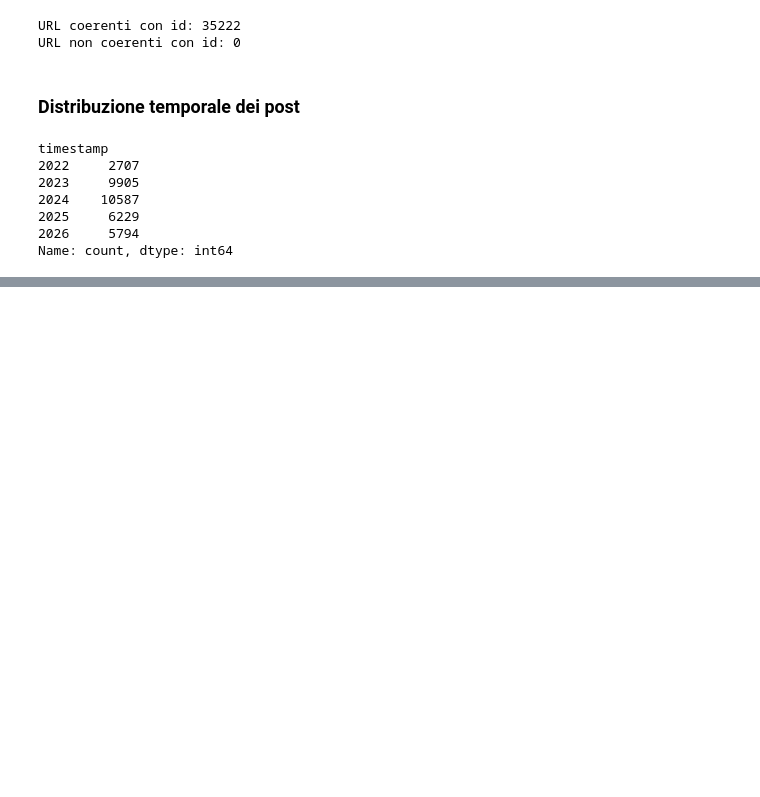
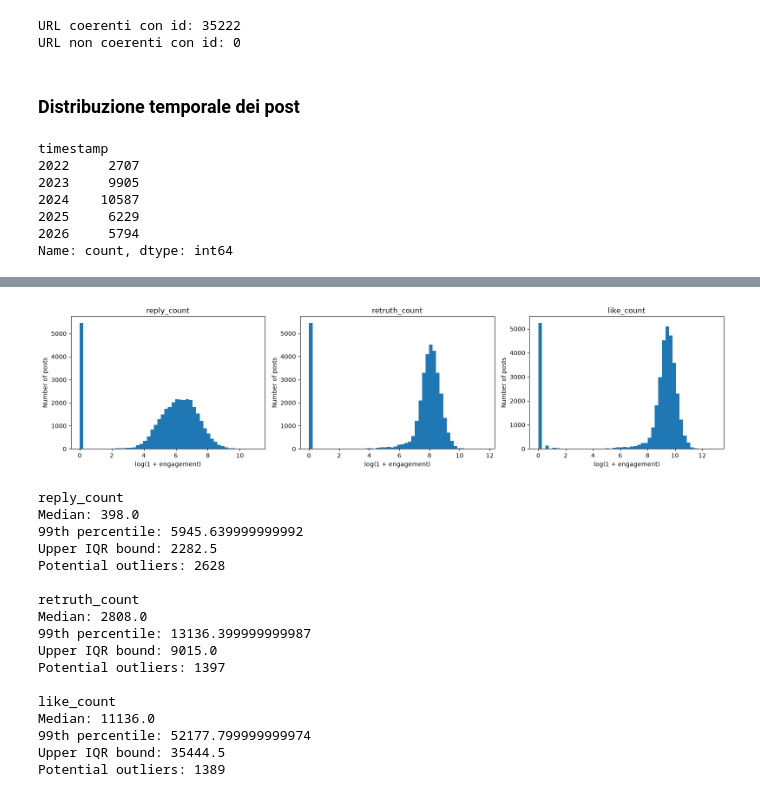
Before and after one commit to lorenzobuccolini03/Truth-Social-Analysis-and-Data-Warehousing---Decision-Support-Systems-, a Jupyter notebook: 01_assignment/01_04_explore_additional_truths.ipynb, the cells around one changed output, grey strips where cells are left out. Drawn from its saved outputs; the diff is of its cells as text; code cells hidden in the pictures; blank space fills up the shorter version.

```diff
--- a/01_assignment/01_04_explore_additional_truths.ipynb
+++ b/01_assignment/01_04_explore_additional_truths.ipynb
@@ -523,0 +557,52 @@ Name: count, dtype: int64
+# %%
+
+import numpy as np
+import matplotlib.pyplot as plt
+
+fig, axes = plt.subplots(1, 3, figsize=(16, 4))
+
+for ax, column in zip(axes, engagement_columns):
+    values = df_additional[column].dropna()
+
+    ax.hist(np.log1p(values), bins=50)
+    ax.set_title(column)
+    ax.set_xlabel("log(1 + engagement)")
+    ax.set_ylabel("Number of posts")
+
+plt.tight_layout()
+plt.show()
+
+for column in engagement_columns:
+    values = df_additional[column].dropna()
+
+    q1 = values.quantile(0.25)
+    q3 = values.quantile(0.75)
+    iqr = q3 - q1
+
+    upper_bound = q3 + 1.5 * iqr
+    outliers = (values > upper_bound).sum()
+
+    print(f"\n{column}")
+    print("Median:", values.median())
+    print("99th percentile:", values.quantile(0.99))
+    print("Upper IQR bound:", upper_bound)
+    print("Potential outliers:", outliers)
+# %% [output]
+[figure, added]
+reply_count
+Median: 398.0
+99th percentile: 5945.639999999992
+Upper IQR bound: 2282.5
+Potential outliers: 2628
+
+retruth_count
+Median: 2808.0
+99th percentile: 13136.399999999987
+Upper IQR bound: 9015.0
+Potential outliers: 1397
+
+like_count
+Median: 11136.0
+99th percentile: 52177.799999999974
+Upper IQR bound: 35444.5
+Potential outliers: 1389
```
Also changed, not shown: parts of 16 cells of this notebook, 1 other file.
